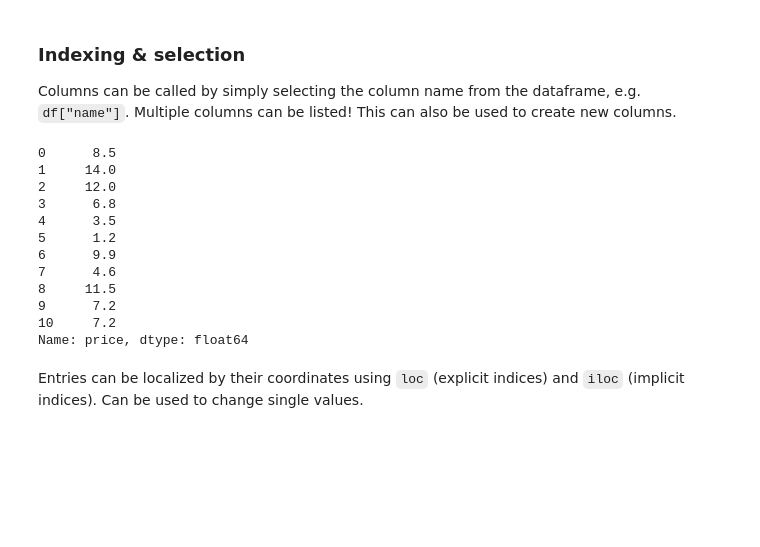
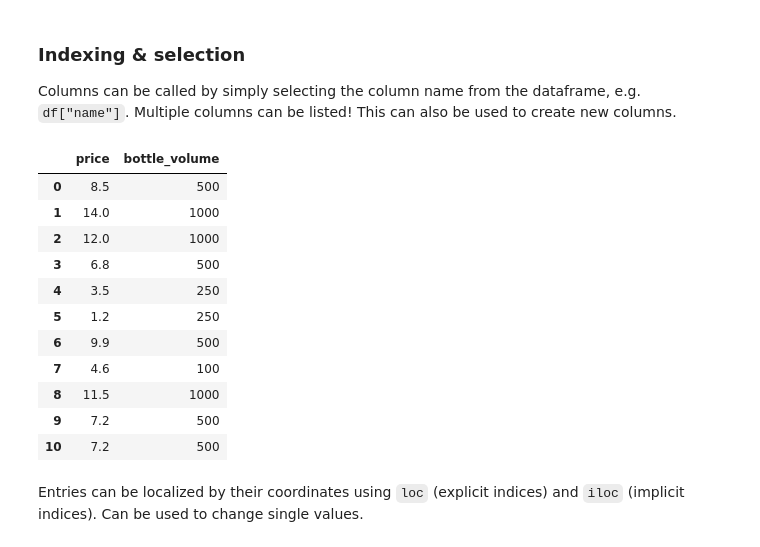
Before and after one commit to Hassan-Haydar/DSA104, a Jupyter notebook: lectures/session02/userfolder/pd-demo.ipynb, the cells around one changed output. Saved outputs shown, nothing was run; the diff lists cells and outputs as text; code cells hidden in the pictures; blank space fills up the shorter version.

```diff
--- a/lectures/session02/userfolder/pd-demo.ipynb
+++ b/lectures/session02/userfolder/pd-demo.ipynb
@@ -63,20 +63,20 @@ df.describe()
 ### Indexing & selection
 Columns can be called by simply selecting the column name from the dataframe, e.g. `df["name"]`. Multiple columns can be listed! This can also be used to create new columns.
 # %%
-df["price"]
+df[["price","bottle_volume"]]
 # %% [output]
-0      8.5
-1     14.0
-2     12.0
-3      6.8
-4      3.5
-5      1.2
-6      9.9
-7      4.6
-8     11.5
-9      7.2
-10     7.2
-Name: price, dtype: float64
+|  | price | bottle_volume |
+| 0 | 8.5 | 500 |
+| 1 | 14.0 | 1000 |
+| 2 | 12.0 | 1000 |
+| 3 | 6.8 | 500 |
+| 4 | 3.5 | 250 |
+| 5 | 1.2 | 250 |
+| 6 | 9.9 | 500 |
+| 7 | 4.6 | 100 |
+| 8 | 11.5 | 1000 |
+| 9 | 7.2 | 500 |
+| 10 | 7.2 | 500 |
 # %% [markdown]
 Entries can be localized by their coordinates using `loc` (explicit indices) and `iloc` (implicit indices). Can be used to change single values.
 # %%
```
Also changed, not shown: parts of 12 cells of this notebook, 5 other files.
